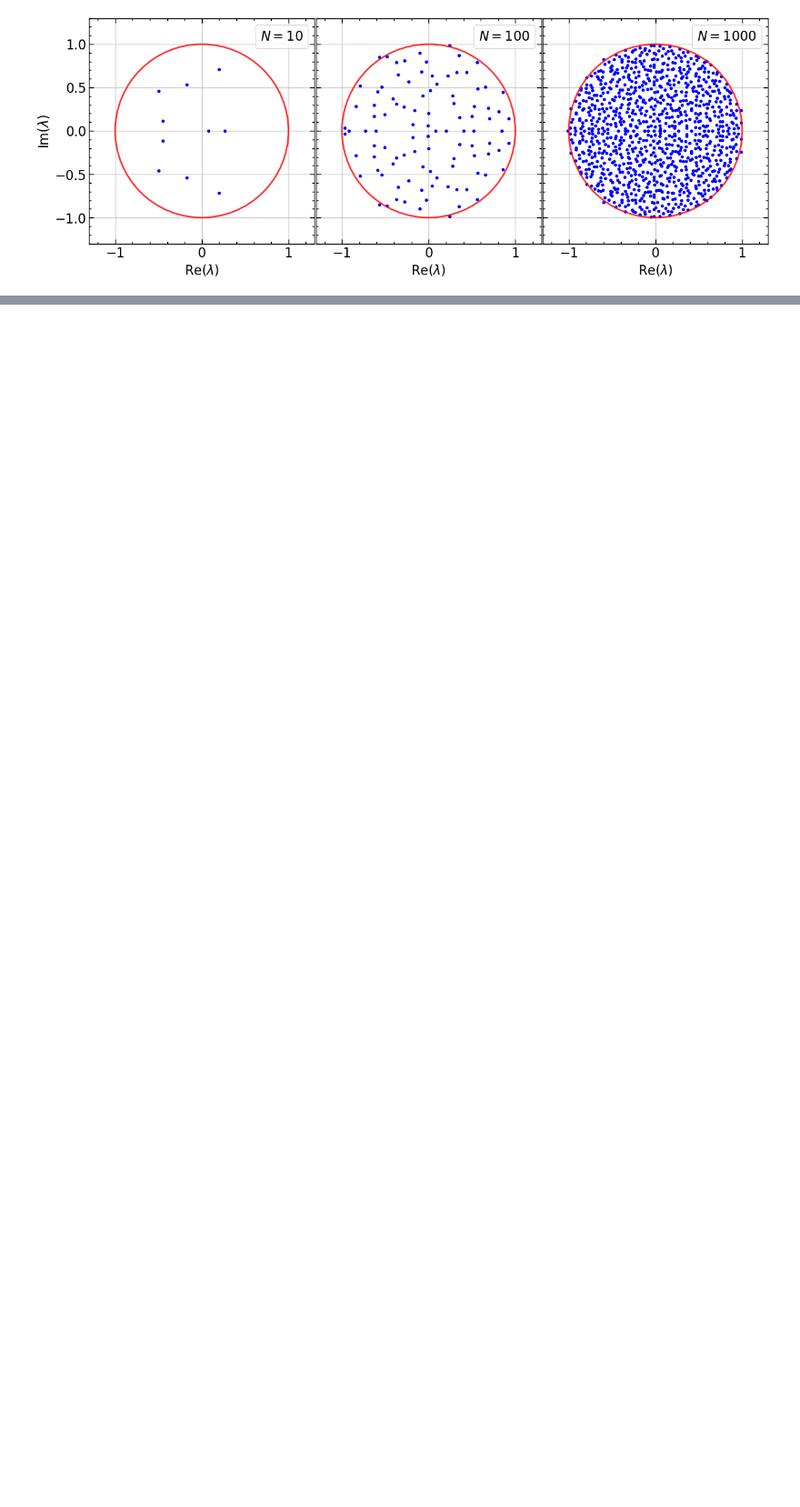
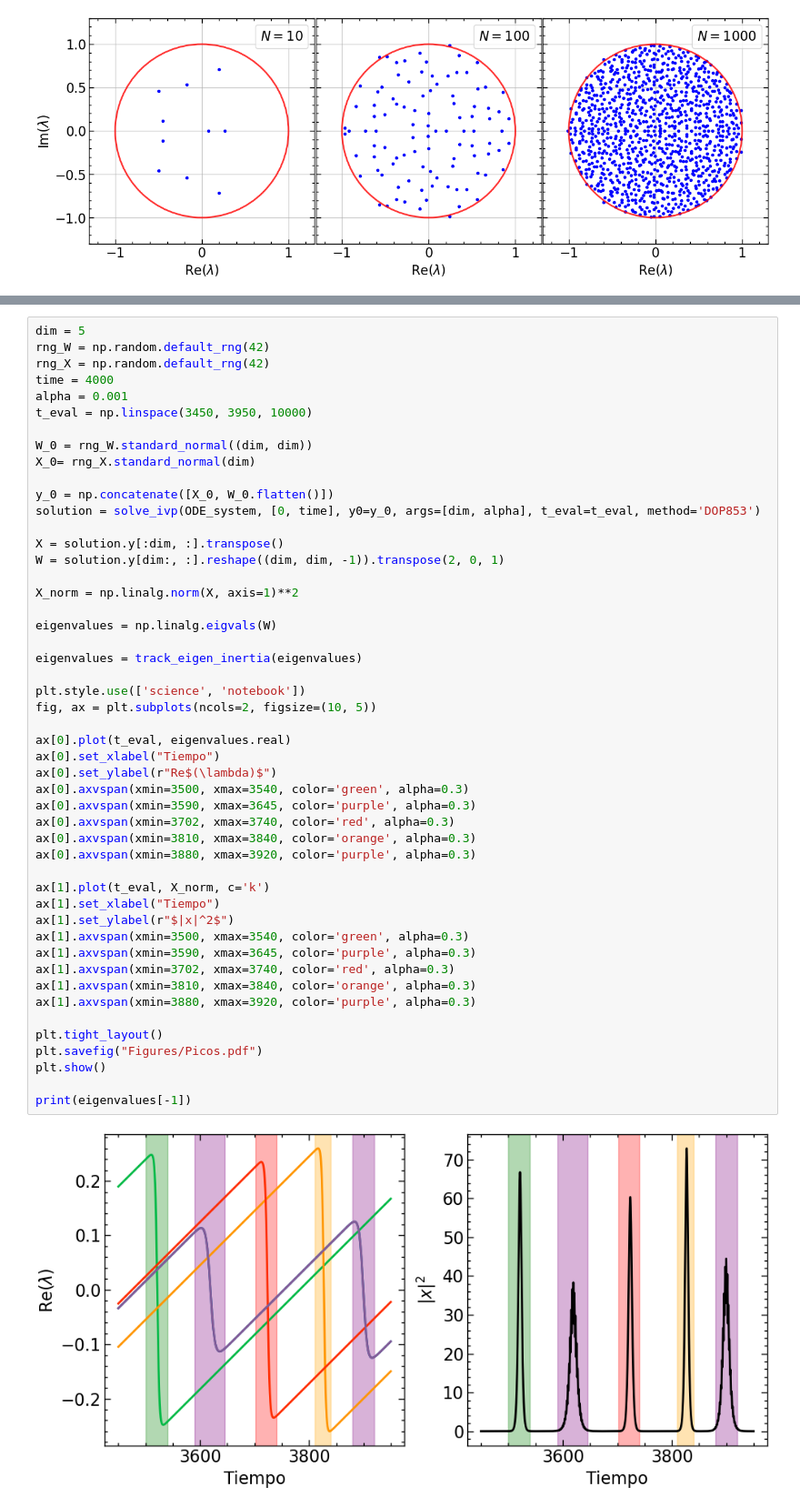
Before and after one commit to OlmoGH/Edge-of-chaos, a Jupyter notebook: Autovalores_de_matrices/LaTex/figuras.ipynb, the cells around one changed output, grey strips where cells are left out. Shown at 91% size. Drawn from its saved outputs; the diff is of its cells as text; blank space fills up the shorter version.

```diff
--- a/Autovalores_de_matrices/LaTex/figuras.ipynb
+++ b/Autovalores_de_matrices/LaTex/figuras.ipynb
@@ -230,0 +282,51 @@ plt.show()
+# %%
+dim = 5
+rng_W = np.random.default_rng(42)
+rng_X = np.random.default_rng(42)
+time = 4000
+alpha = 0.001
+t_eval = np.linspace(3450, 3950, 10000)
+
+W_0 = rng_W.standard_normal((dim, dim))
+X_0= rng_X.standard_normal(dim)
+
+y_0 = np.concatenate([X_0, W_0.flatten()])
+solution = solve_ivp(ODE_system, [0, time], y0=y_0, args=[dim, alpha], t_eval=t_eval, method='DOP853')
+
+X = solution.y[:dim, :].transpose()
+W = solution.y[dim:, :].reshape((dim, dim, -1)).transpose(2, 0, 1)
+
+X_norm = np.linalg.norm(X, axis=1)**2
+
+eigenvalues = np.linalg.eigvals(W)
+
+eigenvalues = track_eigen_inertia(eigenvalues)
+
+plt.style.use(['science', 'notebook'])
+fig, ax = plt.subplots(ncols=2, figsize=(10, 5))
+
+ax[0].plot(t_eval, eigenvalues.real)
+ax[0].set_xlabel("Tiempo")
+ax[0].set_ylabel(r"Re$(\lambda)$")
+ax[0].axvspan(xmin=3500, xmax=3540, color='green', alpha=0.3)
+ax[0].axvspan(xmin=3590, xmax=3645, color='purple', alpha=0.3)
+ax[0].axvspan(xmin=3702, xmax=3740, color='red', alpha=0.3)
+ax[0].axvspan(xmin=3810, xmax=3840, color='orange', alpha=0.3)
+ax[0].axvspan(xmin=3880, xmax=3920, color='purple', alpha=0.3)
+
+ax[1].plot(t_eval, X_norm, c='k')
+ax[1].set_xlabel("Tiempo")
+ax[1].set_ylabel(r"$|x|^2$")
+ax[1].axvspan(xmin=3500, xmax=3540, color='green', alpha=0.3)
+ax[1].axvspan(xmin=3590, xmax=3645, color='purple', alpha=0.3)
+ax[1].axvspan(xmin=3702, xmax=3740, color='red', alpha=0.3)
+ax[1].axvspan(xmin=3810, xmax=3840, color='orange', alpha=0.3)
+ax[1].axvspan(xmin=3880, xmax=3920, color='purple', alpha=0.3)
+
+plt.tight_layout()
+plt.savefig("Figures/Picos.pdf")
+plt.show()
+
+print(eigenvalues[-1])
+# %% [output]
+[figure, added]
```
Also changed, not shown: parts of 3 cells of this notebook, 16 other files.
